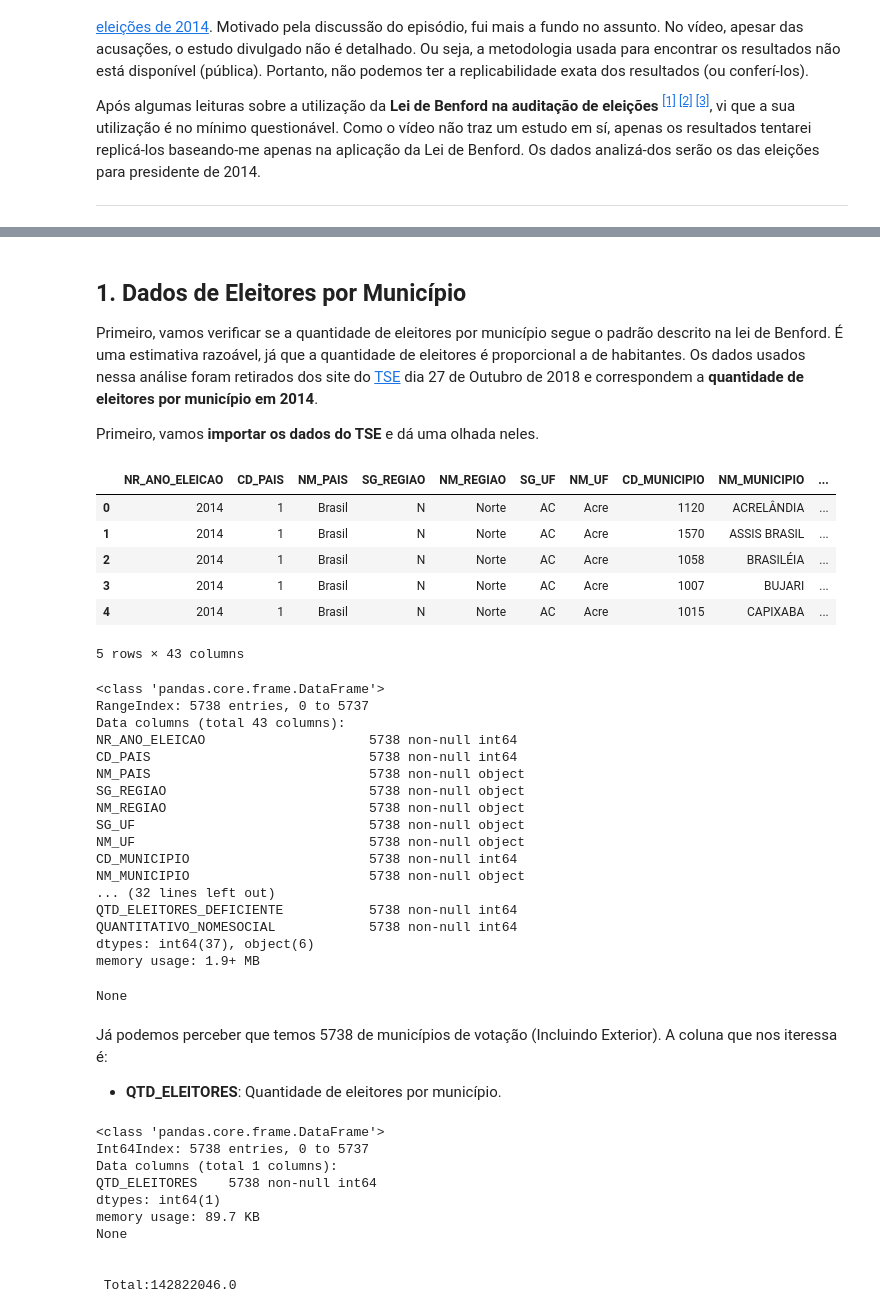
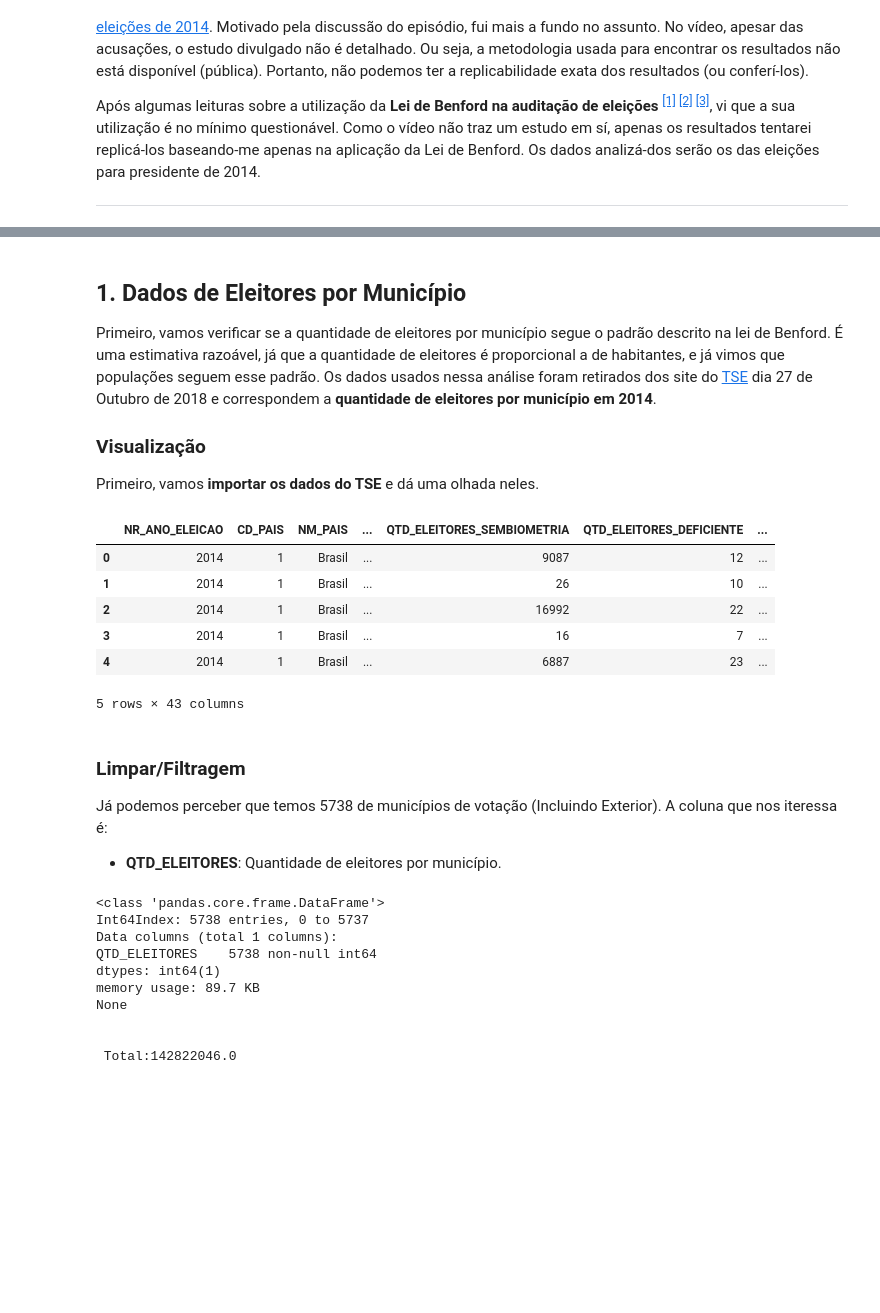
Before and after one commit to Fernandohf/Benford-s-Law, a Jupyter notebook: Lei de Bendford.ipynb, the cells around one changed output, grey strips where cells are left out. Saved outputs shown, nothing was run; the diff lists cells and outputs as text; code cells hidden in the pictures; blank space fills up the shorter version.

```diff
--- a/Lei de Bendford.ipynb
+++ b/Lei de Bendford.ipynb
@@ -67,51 +67,33 @@ Installing collected packages: seaborn
 Successfully installed seaborn-0.9.0
 # %% [markdown]
 ## 1. Dados de Eleitores por Município
-Primeiro, vamos verificar se a quantidade de eleitores por município segue o padrão descrito na lei de Benford. É uma estimativa razoável, já que a quantidade de eleitores é proporcional a de habitantes. Os dados usados nessa análise foram retirados dos site do [TSE](http://www.tse.jus.br/eleitor/estatisticas-de-eleitorado/quantitativo-do-eleitorado) dia 27 de Outubro de 2018 e correspondem a **quantidade de eleitores por município em 2014**.
+Primeiro, vamos verificar se a quantidade de eleitores por município segue o padrão descrito na lei de Benford. É uma estimativa razoável, já que a quantidade de eleitores é proporcional a de habitantes, e já vimos que populações seguem esse padrão. Os dados usados nessa análise foram retirados dos site do [TSE](http://www.tse.jus.br/eleitor/estatisticas-de-eleitorado/quantitativo-do-eleitorado) dia 27 de Outubro de 2018 e correspondem a **quantidade de eleitores por município em 2014**.
 
+### Visualização
 Primeiro, vamos **importar os dados do TSE** e dá uma olhada neles.
 # %%
 import pandas as pd
 
 # Importa os dados coletados do TSE
 url = "https://raw.githubusercontent.com/Fernandohf/Benford-s-Law/master/eleitorado_municipio_2014.csv"
 eleitores = pd.read_csv(url, header=0, encoding='latin-1', sep=";")
 
 def visualizar(df):
     # Mostra as primeiras linhas dos dados
     display(df.head())
 
-    # Informações sobre os dados
-    display(df.info())
-
 visualizar(eleitores)
 # %% [output]
-|  | NR_ANO_ELEICAO | CD_PAIS | NM_PAIS | SG_REGIAO | NM_REGIAO | SG_UF | NM_UF | CD_MUNICIPIO | NM_MUNICIPIO | ... |
-| 0 | 2014 | 1 | Brasil | N | Norte | AC | Acre | 1120 | ACRELÂNDIA | ... |
-| 1 | 2014 | 1 | Brasil | N | Norte | AC | Acre | 1570 | ASSIS BRASIL | ... |
-| 2 | 2014 | 1 | Brasil | N | Norte | AC | Acre | 1058 | BRASILÉIA | ... |
-| 3 | 2014 | 1 | Brasil | N | Norte | AC | Acre | 1007 | BUJARI | ... |
-| 4 | 2014 | 1 | Brasil | N | Norte | AC | Acre | 1015 | CAPIXABA | ... |
+|  | NR_ANO_ELEICAO | CD_PAIS | NM_PAIS | ... | QTD_ELEITORES_SEMBIOMETRIA | QTD_ELEITORES_DEFICIENTE | ... |
+| 0 | 2014 | 1 | Brasil | ... | 9087 | 12 | ... |
+| 1 | 2014 | 1 | Brasil | ... | 26 | 10 | ... |
+| 2 | 2014 | 1 | Brasil | ... | 16992 | 22 | ... |
+| 3 | 2014 | 1 | Brasil | ... | 16 | 7 | ... |
+| 4 | 2014 | 1 | Brasil | ... | 6887 | 23 | ... |
 5 rows × 43 columns
-<class 'pandas.core.frame.DataFrame'>
-RangeIndex: 5738 entries, 0 to 5737
-Data columns (total 43 columns):
-NR_ANO_ELEICAO                     5738 non-null int64
-CD_PAIS                            5738 non-null int64
-NM_PAIS                            5738 non-null object
-SG_REGIAO                          5738 non-null object
-NM_REGIAO                          5738 non-null object
-SG_UF                              5738 non-null object
-NM_UF                              5738 non-null object
-CD_MUNICIPIO                       5738 non-null int64
-NM_MUNICIPIO                       5738 non-null object
-... (32 lines left out)
-QTD_ELEITORES_DEFICIENTE           5738 non-null int64
-QUANTITATIVO_NOMESOCIAL            5738 non-null int64
-dtypes: int64(37), object(6)
-memory usage: 1.9+ MB
-None
 # %% [markdown]
+### Limpar/Filtragem
+
 Já podemos perceber que temos 5738 de municípios de votação (Incluindo Exterior).
 A coluna que nos iteressa é:
  - **QTD_ELEITORES**: Quantidade de eleitores por município.
```
Also changed, not shown: parts of 25 cells of this notebook, 1 other file.
